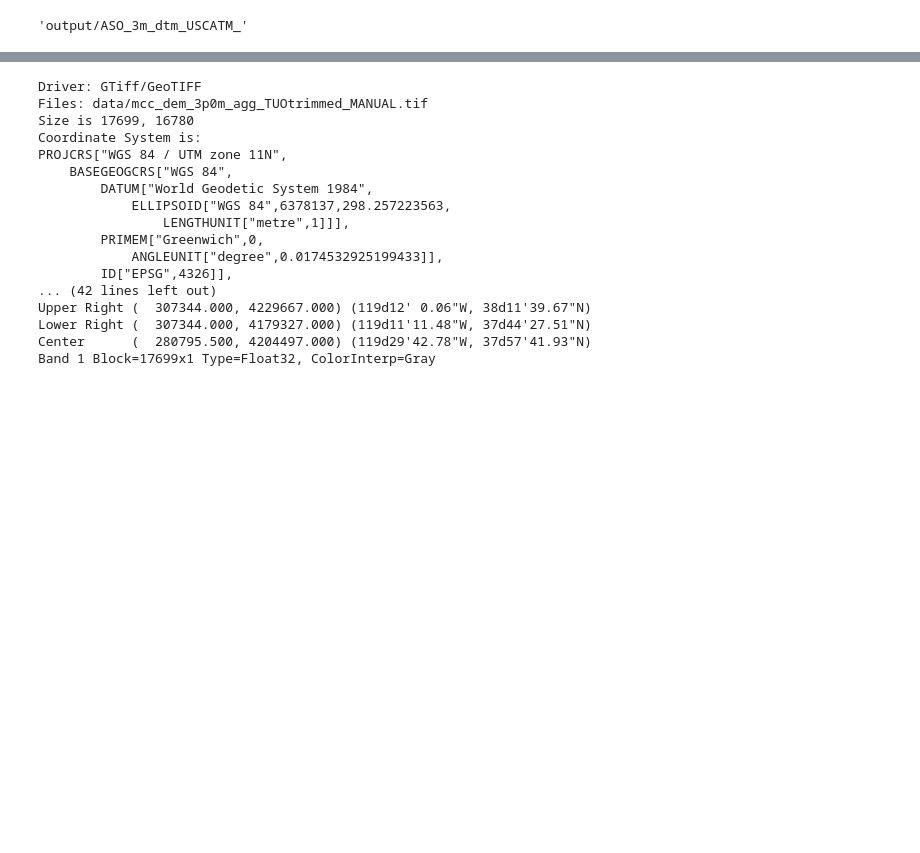
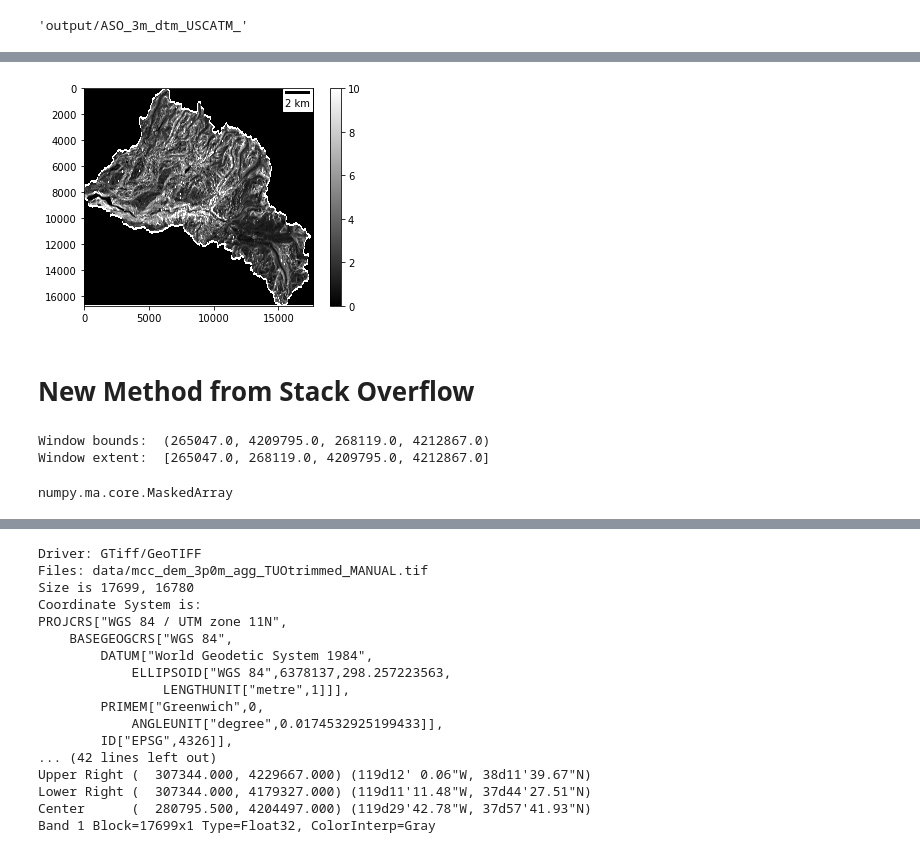
Before and after one commit to UW-GDA/ICESat-2_Snowdepth, a Jupyter notebook: Roughness_ASO.ipynb, the cells around one changed output, grey strips where cells are left out. Drawn from its saved outputs; the diff is of its cells as text; code cells hidden in the pictures; blank space fills up the shorter version.

```diff
--- a/Roughness_ASO.ipynb
+++ b/Roughness_ASO.ipynb
@@ -28,0 +101,9 @@ out_fn
+# %%
+f,ax = plt.subplots()
+plt.imshow(tm3.squeeze(), cmap='gray', vmin = 0, vmax = 10) #, vmin = 0, vmax = 10
+plt.colorbar()
+ax.add_artist(ScaleBar(1));
+# %% [output]
+[figure, added]
+# %% [markdown]
+# New Method from Stack Overflow
@@ -28,0 +114,10 @@ out_fn
+# %%
+#Define window bounds
+window_bounds = rasterio.windows.bounds(window, src.transform)
+print("Window bounds: ", window_bounds)
+#Define window extent
+window_extent = [window_bounds[0], window_bounds[2], window_bounds[1], window_bounds[3]]
+print("Window extent: ", window_extent)
+# %% [output]
+Window bounds:  (265047.0, 4209795.0, 268119.0, 4212867.0)
+Window extent:  [265047.0, 268119.0, 4209795.0, 4212867.0]
@@ -28,0 +136,4 @@ out_fn
+# %%
+type(tm)
+# %% [output]
+numpy.ma.core.MaskedArray
```
Also changed, not shown: parts of 54 cells of this notebook.
